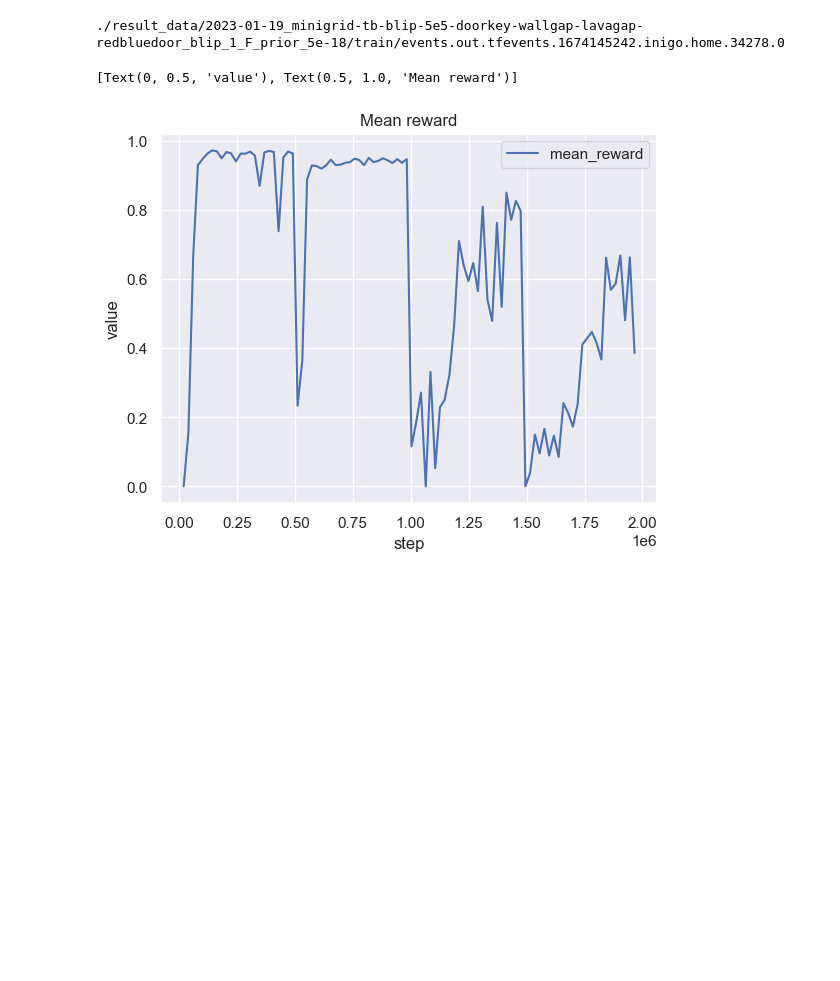
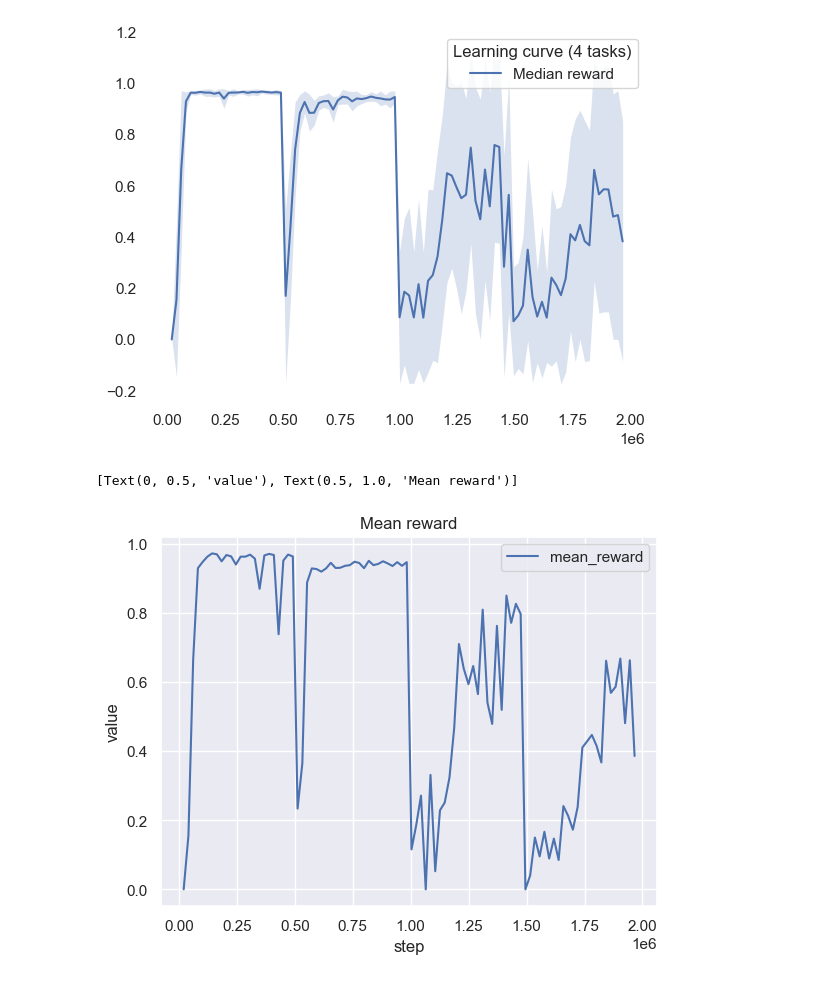
Before and after one commit to ibagur/tfm-experiments, a Jupyter notebook: BLIP/RL/test_experiment_plots.ipynb, the cells around one changed output. Cells and saved outputs as stored; diff of their text form; code cells hidden in the pictures; blank space fills up the shorter version.

```diff
--- a/BLIP/RL/test_experiment_plots.ipynb
+++ b/BLIP/RL/test_experiment_plots.ipynb
@@ -18,22 +18,26 @@ args = DictList(args)
 args.date = '2023-01-19'
 args.approach = 'blip'
 args.experiment = 'minigrid-tb-blip-5e5-doorkey-wallgap-lavagap-redbluedoor'
-args.seed = 1
+args.seed = [1,2,3]
 args.F_prior = 5e-18
 
+df_list = []
+for i in args.seed:
 
+    if args.approach == 'fine-tuning' or args.approach == 'ft-fix':
+        log_name = '{}_{}_{}_{}'.format(args.date, args.experiment, args.approach,i)
+    elif args.approach == 'ewc' in args.approach:
+        log_name = '{}_{}_{}_{}_lamb_{}'.format(args.date, args.experiment, args.approach, i, args.ewc_lambda)
+    elif args.approach == 'blip':
+        log_name = '{}_{}_{}_{}_F_prior_{}'.format(args.date, args.experiment, args.approach, i, args.F_prior)
 
-if args.approach == 'fine-tuning' or args.approach == 'ft-fix':
-    log_name = '{}_{}_{}_{}'.format(args.date, args.experiment, args.approach,args.seed)
-elif args.approach == 'ewc' in args.approach:
-    log_name = '{}_{}_{}_{}_lamb_{}'.format(args.date, args.experiment, args.approach, args.seed, args.ewc_lambda)
-elif args.approach == 'blip':
-    log_name = '{}_{}_{}_{}_F_prior_{}'.format(args.date, args.experiment, args.approach, args.seed, args.F_prior)
+    train_dir = os.path.join("./result_data/", log_name, "train")
+    event_file = os.path.join(train_dir, sorted_listdir(train_dir)[0])
+    reader = SummaryReader(event_file, pivot=True)
+    df = reader.scalars
+    df_mean_std = df[['step', 'mean_reward', 'std']]
+    df_list.append(df_mean_std)
 
-
-
-train_dir = os.path.join("./result_data/", log_name, "train")
-event_file = os.path.join(train_dir, sorted_listdir(train_dir)[0])
-print(event_file)
+df_all = pd.concat(df_list)
+df_all_median = pd.concat(df_list).groupby(['step'])['mean_reward'].median().reset_index()
+df_merged = df_all_median.merge(df_all[['mean_reward','std']].drop_duplicates('mean_reward'), how='left', on='mean_reward')
-# %% [output]
-./result_data/2023-01-19_minigrid-tb-blip-5e5-doorkey-wallgap-lavagap-redbluedoor_blip_1_F_prior_5e-18/train/events.out.tfevents.1674145242.inigo.home.34278.0
@@ -47,3 +44,18 @@ df_max = df[df['tag'] == 'max_reward']
+# %%
+sns.set()
+sns.set_style("white")
+
+x = df_merged['step']
+median = df_merged['mean_reward']
+std = df_merged['std']
+
+plt.plot(x, median, 'b-', label='Median reward')
+plt.fill_between(x, median - std, median + std, color='b', alpha=0.2, lw=0)
+plt.legend(title='Learning curve (4 tasks)')
+
+plt.show()
+# %% [output]
+[figure, added]
 # %%
 g = sns.lineplot(data=df_mean, x='step', y='value')
 
```
Also changed, not shown: parts of 6 cells of this notebook, 2 other files.
